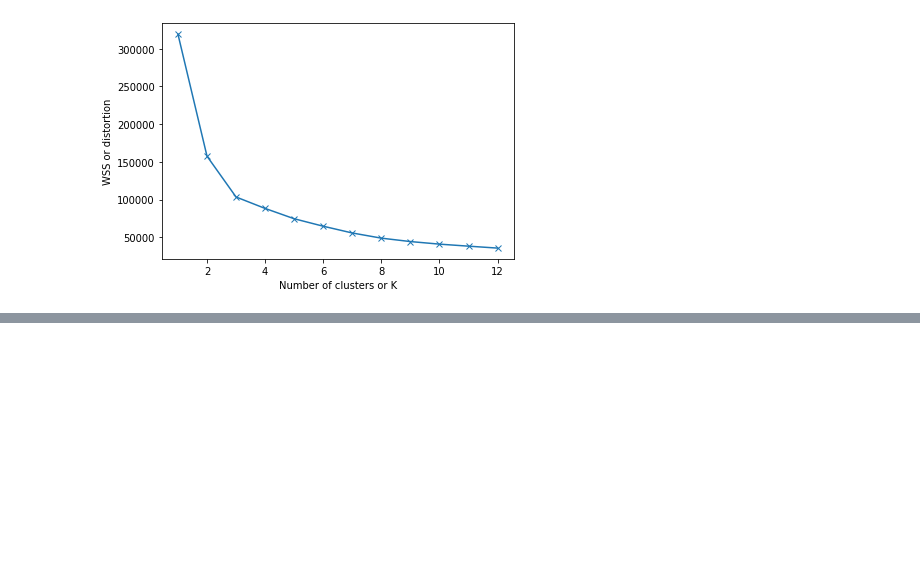
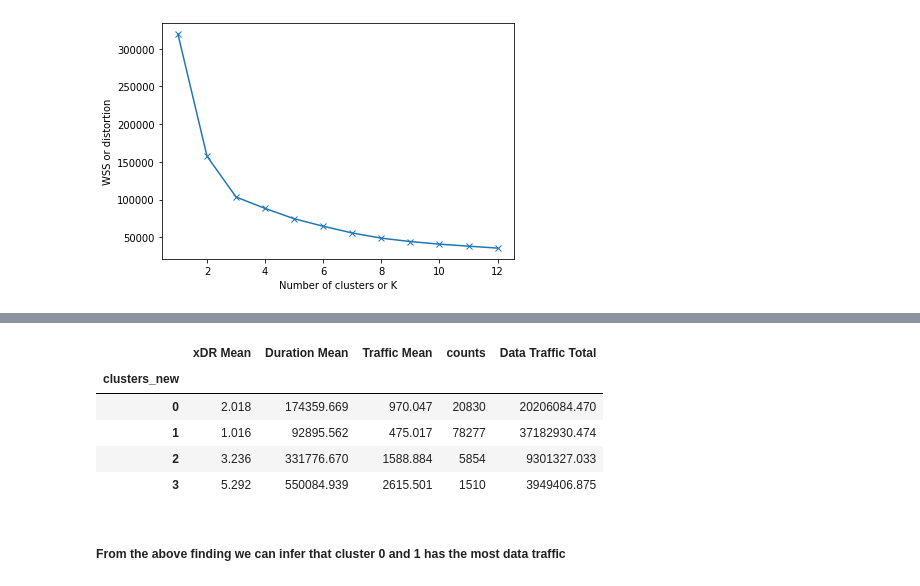
Before and after one commit to Micky373/Telecom_user_analytics, a Jupyter notebook: notebooks/user_engagement_analysis.ipynb, the cells around one changed output, grey strips where cells are left out. Drawn from its saved outputs; the diff is of its cells as text; code cells hidden in the pictures; blank space fills up the shorter version.

Commit message:
Finalize the user engagement branch

```diff
--- a/notebooks/user_engagement_analysis.ipynb
+++ b/notebooks/user_engagement_analysis.ipynb
@@ -434,0 +465,6 @@ plt.show()
+# %%
+# Creating a new non_normalized data frame by adding our new cluster
+
+new_non_normalized_data = engagement_agg[features]
+new_non_normalized_data['clusters_new'] = new_clusters
+new_non_normalized_data.head(5)
@@ -434,0 +479,14 @@ plt.show()
+# %%
+# Finding out the mean values per cluster
+
+new_cluster_dataframe = pd.DataFrame()
+xDR_mean = new_non_normalized_data.groupby('clusters_new')['Session Frequency'].agg('mean')
+Total_duration_mean = new_non_normalized_data.groupby('clusters_new')['Total Duration'].agg('mean')
+Total_traffic_mean = new_non_normalized_data.groupby('clusters_new')['Total traffic in MBs'].agg('mean')
+new_cluster_dataframe['xDR Mean']=xDR_mean
+new_cluster_dataframe['Duration Mean']=Total_duration_mean
+new_cluster_dataframe['Traffic Mean']=Total_traffic_mean
+
+new_count = new_non_normalized_data.groupby('clusters_new')['Session Frequency'].agg('count')
+new_cluster_dataframe['counts']=new_count
+new_cluster_dataframe
@@ -434,0 +500,15 @@ plt.show()
+# %%
+# Finding and creating data traffic column
+# Data traffic total = Traffic mean * counts
+
+new_cluster_dataframe['Data Traffic Total'] = new_cluster_dataframe['Traffic Mean']*new_cluster_dataframe['counts']
+new_cluster_dataframe
+# %% [output]
+|  | xDR Mean | Duration Mean | Traffic Mean | counts | Data Traffic Total |
+| clusters_new |  |  |  |  |  |
+| 0 | 2.018 | 174359.669 | 970.047 | 20830 | 20206084.470 |
+| 1 | 1.016 | 92895.562 | 475.017 | 78277 | 37182930.474 |
+| 2 | 3.236 | 331776.670 | 1588.884 | 5854 | 9301327.033 |
+| 3 | 5.292 | 550084.939 | 2615.501 | 1510 | 3949406.875 |
+# %% [markdown]
+##### From the above finding we can infer that cluster 0 and 1 has the most data traffic
```
Also changed, not shown: parts of 4 cells of this notebook.
